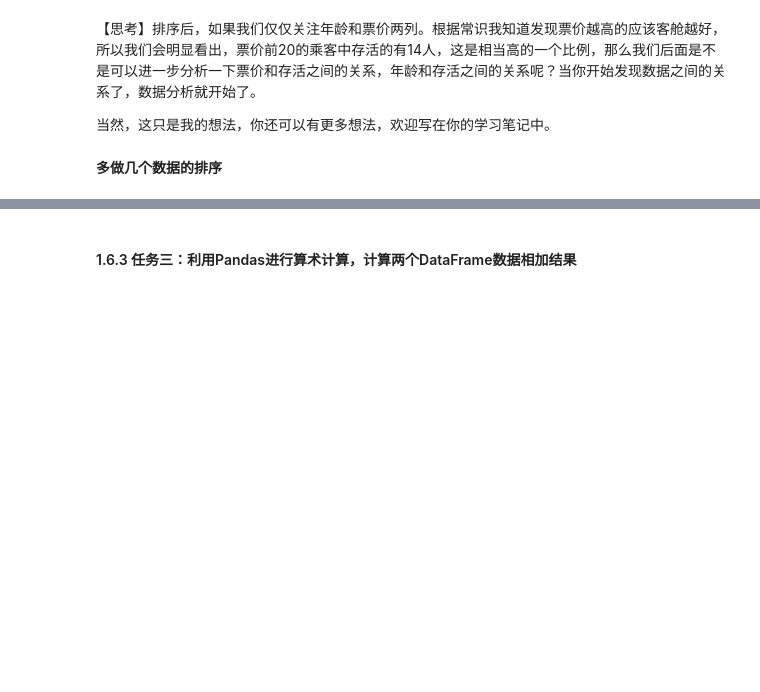
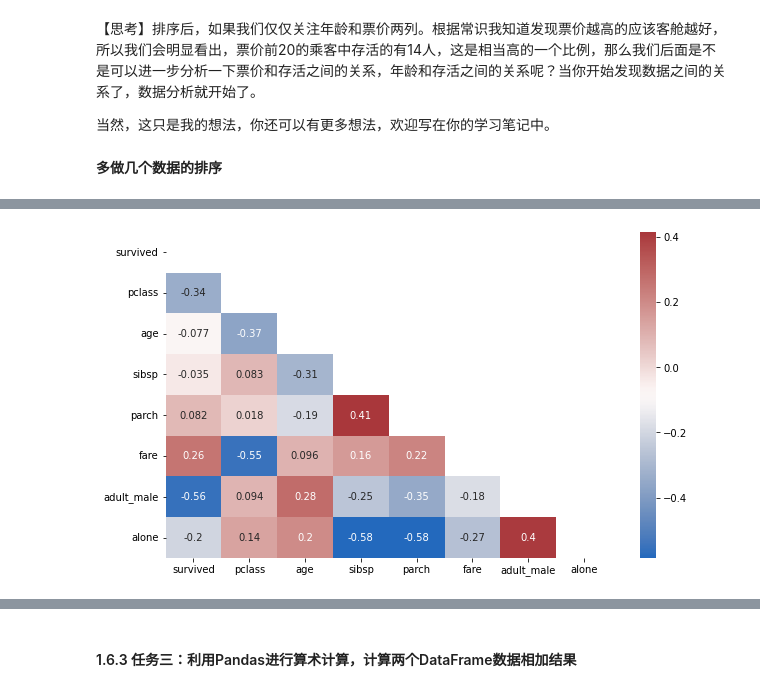
Before and after one commit to kevin7lou/python-crash-practice-x, a Jupyter notebook: hands-on-data-analysis/Chapter01/Chap1-L3-探索性数据分析-课程.ipynb, the cells around one changed output, grey strips where cells are left out. Saved outputs shown, nothing was run; the diff lists cells and outputs as text; code cells hidden in the pictures; blank space fills up the shorter version.

```diff
--- a/hands-on-data-analysis/Chapter01/Chap1-L3-探索性数据分析-课程.ipynb
+++ b/hands-on-data-analysis/Chapter01/Chap1-L3-探索性数据分析-课程.ipynb
@@ -83,0 +221,10 @@ head(20) : 读取前20条数据
+# %%
+plt.figure(figsize=(10,6))
+
+# creating mask
+mask = np.triu(np.ones_like(df.corr()['survived']))
+sns.heatmap(df.corr(), cmap='vlag', annot=True, mask=mask)
+
+plt.show()
+# %% [output]
+[figure, added]
```
Also changed, not shown: parts of 33 cells of this notebook, 1 other file.
